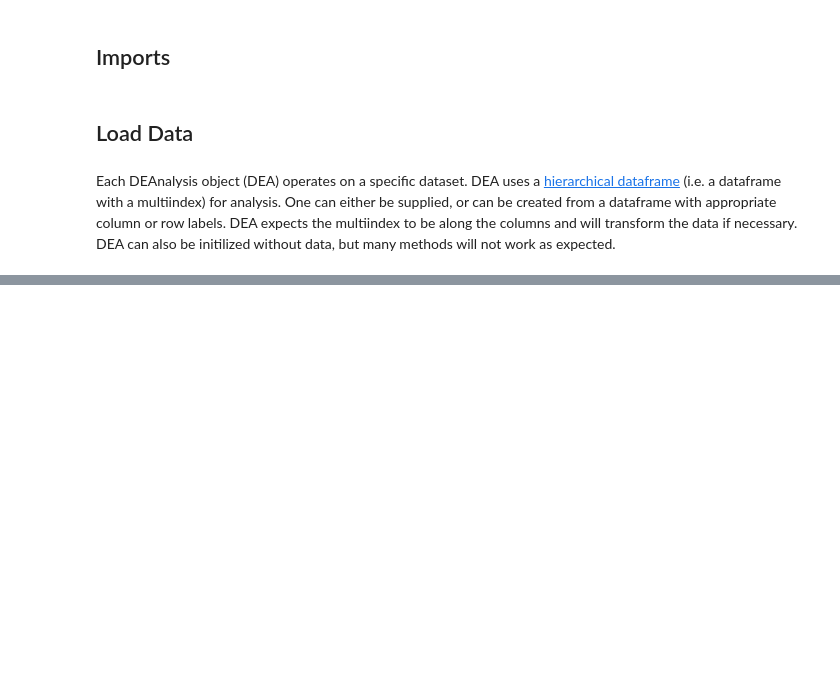
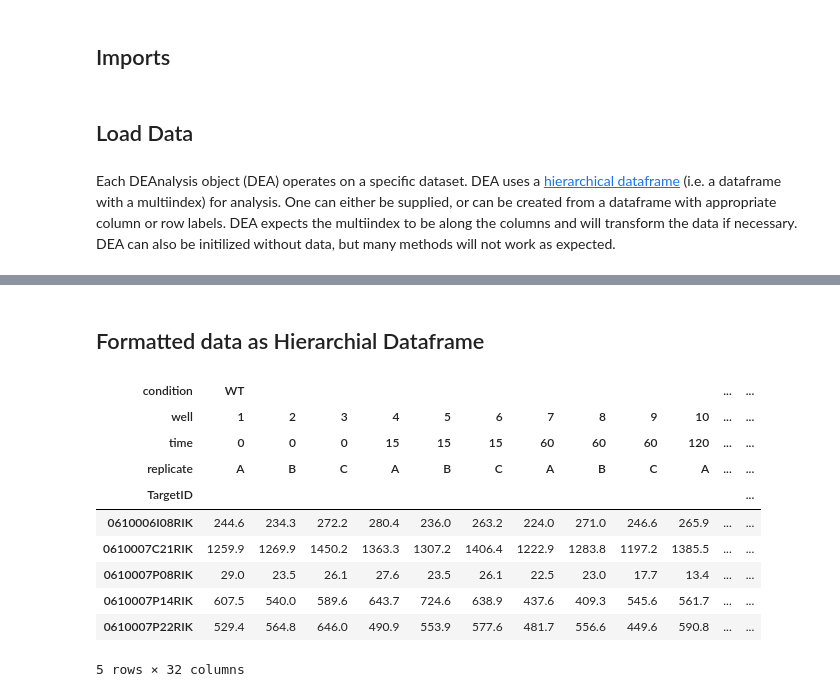
Before and after one commit to justinfinkle/diffexpy, a Jupyter notebook: ipynb/example_diffexp.ipynb, the cells around one changed output, grey strips where cells are left out. Saved outputs shown, nothing was run; the diff lists cells and outputs as text; code cells hidden in the pictures; blank space fills up the shorter version.

```diff
--- a/ipynb/example_diffexp.ipynb
+++ b/ipynb/example_diffexp.ipynb
@@ -14,9 +14,11 @@ Each DEAnalysis object (DEA) operates on a specific dataset. DEA uses a <a href=
 test_path = "/Users/jfinkle/Documents/Northwestern/MoDyLS/Python/sprouty/data/raw_data/all_data_formatted.csv"
 raw_data = pd.read_csv(test_path, index_col=0)
 
-
 # Initialize analysis object with data. Data is retained
 
-# The hierarchy provides the names for each label in the multiindex. 'condition' and 'time' are required
+'''
+The hierarchy provides the names for each label in the multiindex. 'condition' and 'time' are supplied as the reference
+labels, which are used to make contrasts.
+'''
 hierarchy = ['condition', 'well', 'time', 'replicate']
-dea = DEAnalysis(raw_data, index_names=hierarchy)
+dea = DEAnalysis(raw_data, index_names=hierarchy, reference_labels=['condition', 'time'] )
@@ -23,2 +40,17 @@ dea = DEAnalysis(raw_data, index_names=hierarchy)
+# %% [markdown]
+## Formatted data as Hierarchial Dataframe
 # %%
-print(dea.data.head())
+
+dea.data.head()
+# %% [output]
+| condition | WT |  |  |  |  |  |  |  |  |  | ... | ... |
+| well | 1 | 2 | 3 | 4 | 5 | 6 | 7 | 8 | 9 | 10 | ... | ... |
+| time | 0 | 0 | 0 | 15 | 15 | 15 | 60 | 60 | 60 | 120 | ... | ... |
+| replicate | A | B | C | A | B | C | A | B | C | A | ... | ... |
+| TargetID |  |  |  |  |  |  |  |  |  |  |  | ... |
+| 0610006I08RIK | 244.6 | 234.3 | 272.2 | 280.4 | 236.0 | 263.2 | 224.0 | 271.0 | 246.6 | 265.9 | ... | ... |
+| 0610007C21RIK | 1259.9 | 1269.9 | 1450.2 | 1363.3 | 1307.2 | 1406.4 | 1222.9 | 1283.8 | 1197.2 | 1385.5 | ... | ... |
+| 0610007P08RIK | 29.0 | 23.5 | 26.1 | 27.6 | 23.5 | 26.1 | 22.5 | 23.0 | 17.7 | 13.4 | ... | ... |
+| 0610007P14RIK | 607.5 | 540.0 | 589.6 | 643.7 | 724.6 | 638.9 | 437.6 | 409.3 | 545.6 | 561.7 | ... | ... |
+| 0610007P22RIK | 529.4 | 564.8 | 646.0 | 490.9 | 553.9 | 577.6 | 481.7 | 556.6 | 449.6 | 590.8 | ... | ... |
+5 rows × 32 columns
```
Also changed, not shown: parts of 13 cells of this notebook.
